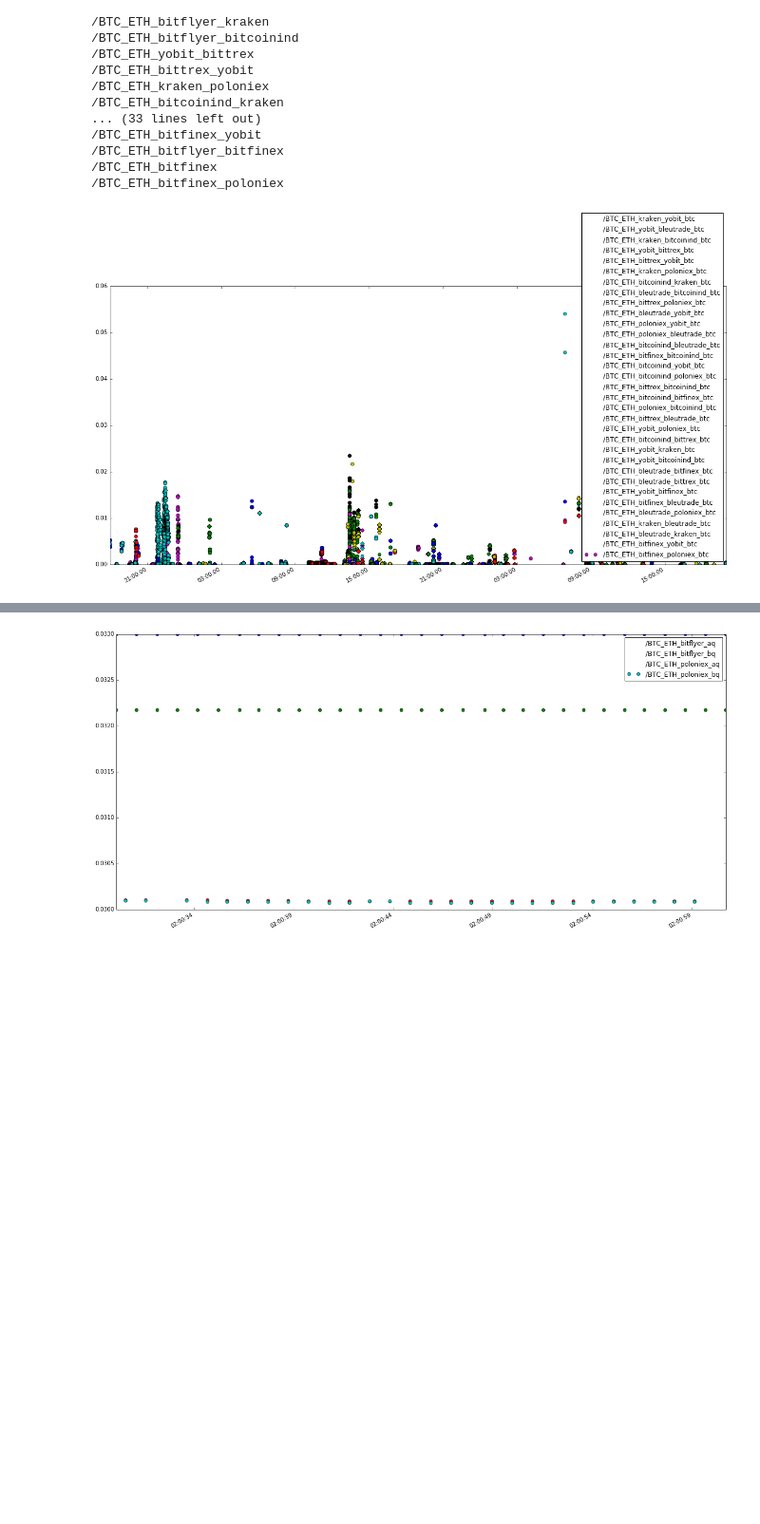
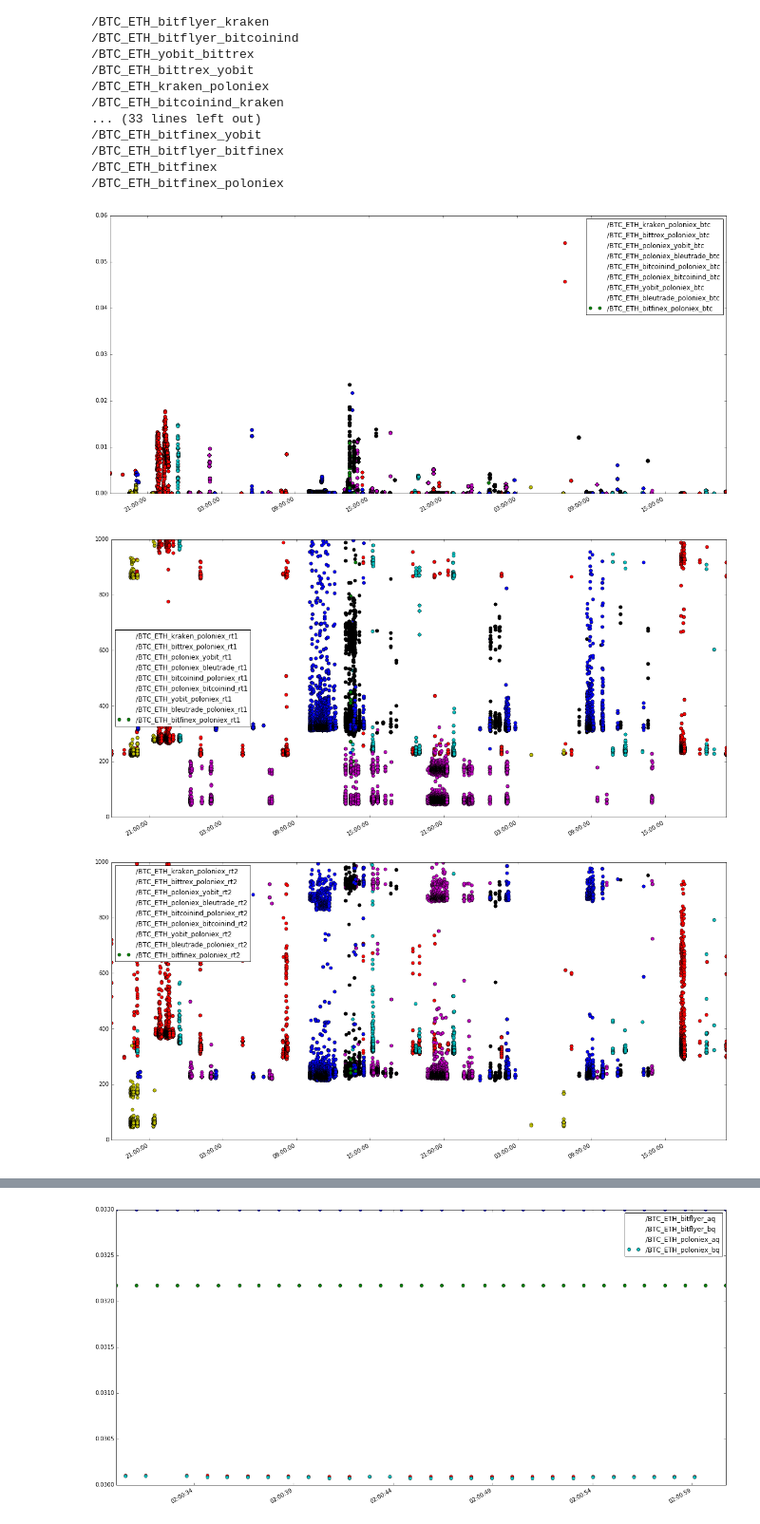
Before and after one commit to portfolioscout/tf, a Jupyter notebook: nb/deptharb.ipynb, the cells around one changed output, grey strips where cells are left out. Shown at 95% size. Saved outputs shown, nothing was run; the diff lists cells and outputs as text; code cells hidden in the pictures; blank space fills up the shorter version.

```diff
--- a/nb/deptharb.ipynb
+++ b/nb/deptharb.ipynb
@@ -207,8 +207,10 @@ def plotTrades2(pair='/BTC_ETH',exchanges=[],exclude=[],dtFrom=None,dtTo=None,rt
 #plotTrades(exchanges=['kraken'],dtFrom='2016-05-14 04:20:25')
 #plotTrades(exchanges=['poloniex'],dtFrom='2016-05-15 19:11:00',dtTo='2016-05-15 19:41:00')
 # %%
-plotTrades1(rtLim=1000,exchanges=[],exclude=['bitflyer'])
+plotTrades1(rtLim=1000,exchanges=['poloniex'],exclude=['bitflyer'])
 # %% [output]
-[figure, old version]
+[figure, new version]
+[figure, added]
+[figure, added]
 # %%
 plotTrades2(rtLim=1000,exchanges=[],exclude=['bitflyer'])
```
Also changed, not shown: parts of 1 cell of this notebook.
